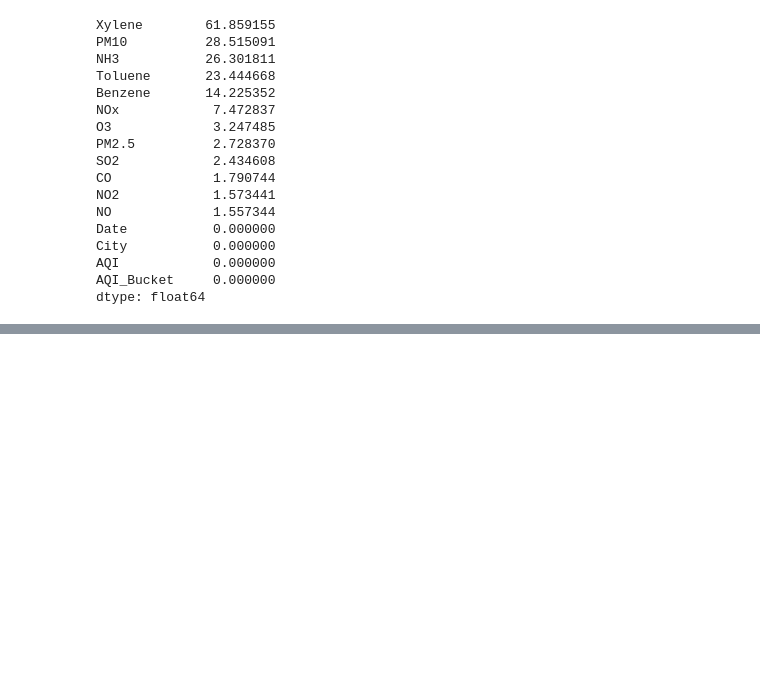
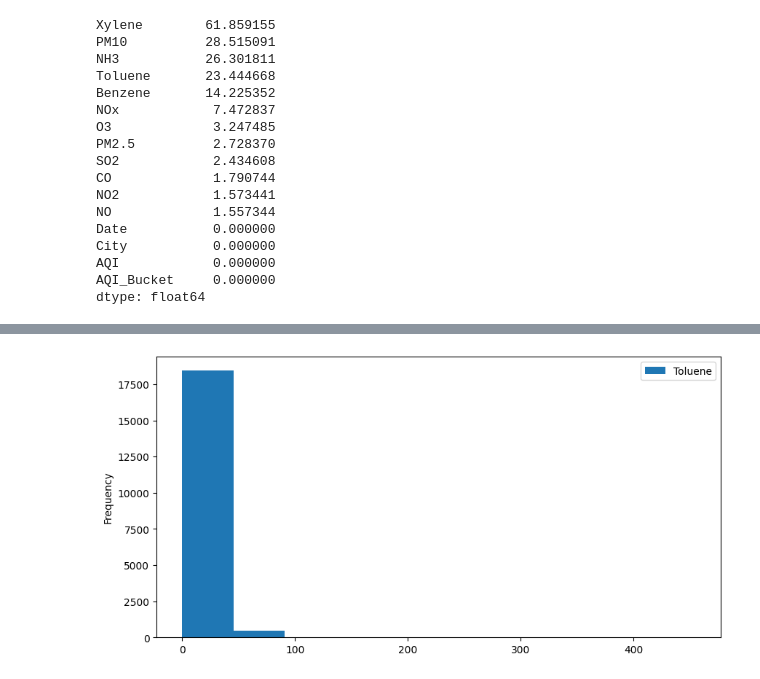
Before and after one commit to samikshahujare/Air-quality-index-prediction-model-AICTE, a Jupyter notebook: AQI Prediction.ipynb, the cells around one changed output, grey strips where cells are left out. Drawn from its saved outputs; the diff is of its cells as text; code cells hidden in the pictures; blank space fills up the shorter version.

```diff
--- a/AQI Prediction.ipynb
+++ b/AQI Prediction.ipynb
@@ -151,0 +176,7 @@ dtype: float64
+# %%
+# univariate analysis
+df['Toluene'].plot(kind ='hist',figsize=(10,5))
+plt.legend()
+plt.show()
+# %% [output]
+[figure, added]
```
Also changed, not shown: parts of 40 cells of this notebook.
